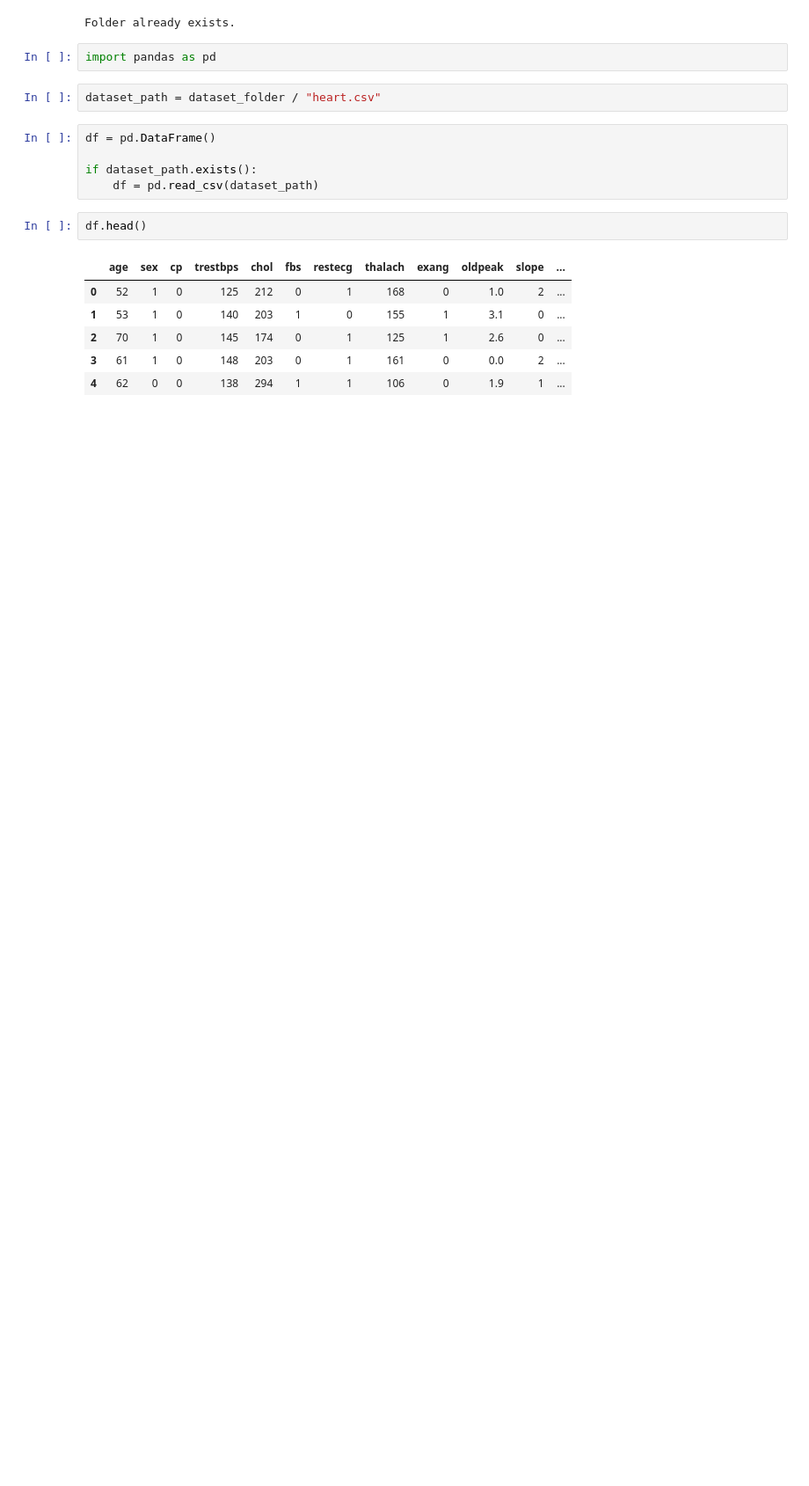
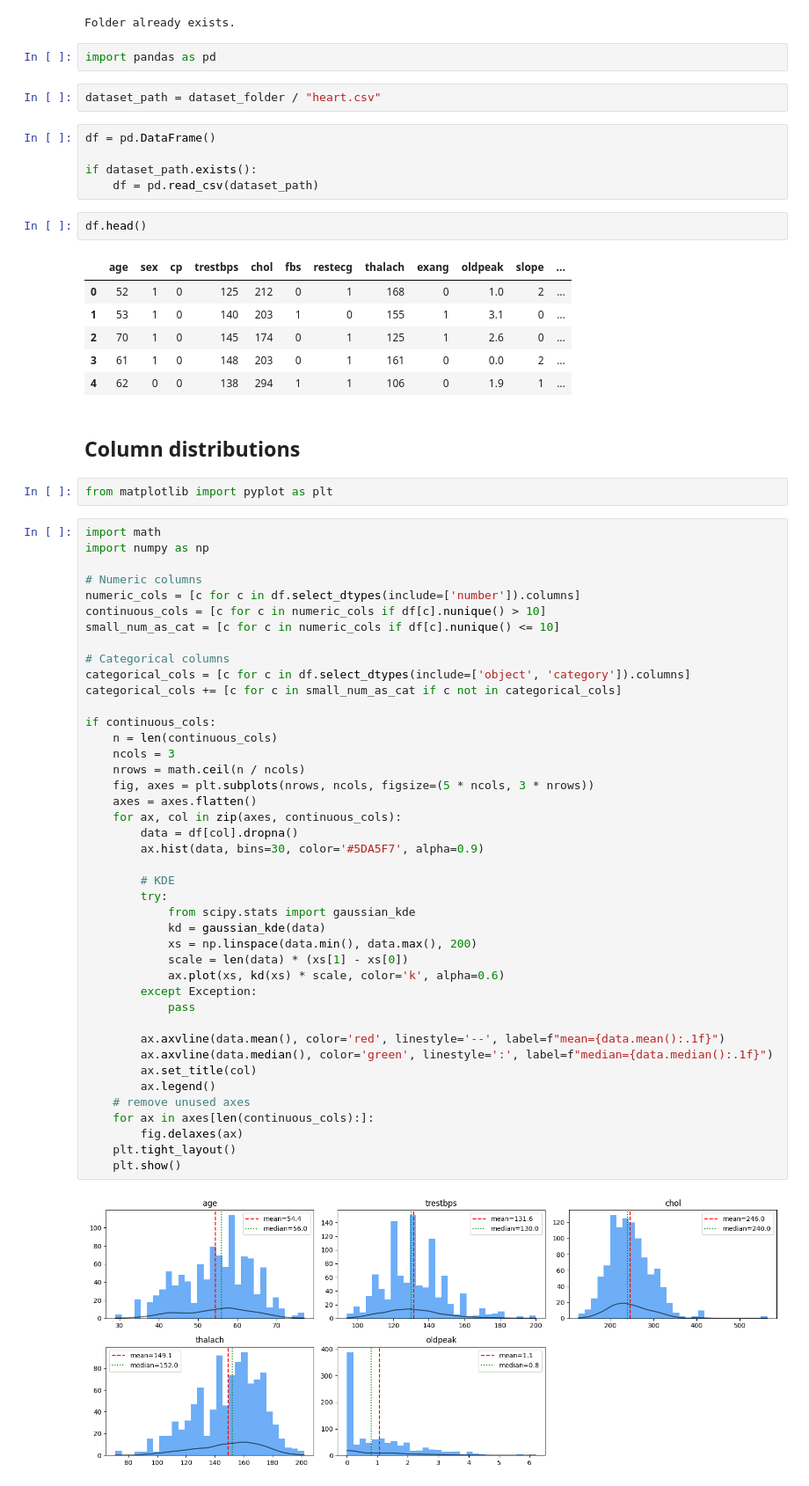
Before and after one commit to TheBobu/AI-Programming-Project-2025, a Jupyter notebook: notebooks/dataset_exploration/heart_disease.ipynb, the cells around one changed output. Shown at 88% size. Saved outputs shown, nothing was run; the diff lists cells and outputs as text; blank space fills up the shorter version.

Commit message:
Add column dist and correlation to target

```diff
--- a/notebooks/dataset_exploration/heart_disease.ipynb
+++ b/notebooks/dataset_exploration/heart_disease.ipynb
@@ -27,3 +47,51 @@ df.head()
 | 2 | 70 | 1 | 0 | 145 | 174 | 0 | 1 | 125 | 1 | 2.6 | 0 | ... |
 | 3 | 61 | 1 | 0 | 148 | 203 | 0 | 1 | 161 | 0 | 0.0 | 2 | ... |
 | 4 | 62 | 0 | 0 | 138 | 294 | 1 | 1 | 106 | 0 | 1.9 | 1 | ... |
+# %% [markdown]
+## Column distributions
+# %%
+from matplotlib import pyplot as plt
+# %%
+import math
+import numpy as np
+
+# Numeric columns
+numeric_cols = [c for c in df.select_dtypes(include=['number']).columns]
+continuous_cols = [c for c in numeric_cols if df[c].nunique() > 10]
+small_num_as_cat = [c for c in numeric_cols if df[c].nunique() <= 10]
+
+# Categorical columns
+categorical_cols = [c for c in df.select_dtypes(include=['object', 'category']).columns]
+categorical_cols += [c for c in small_num_as_cat if c not in categorical_cols]
+
+if continuous_cols:
+    n = len(continuous_cols)
+    ncols = 3
+    nrows = math.ceil(n / ncols)
+    fig, axes = plt.subplots(nrows, ncols, figsize=(5 * ncols, 3 * nrows))
+    axes = axes.flatten()
+    for ax, col in zip(axes, continuous_cols):
+        data = df[col].dropna()
+        ax.hist(data, bins=30, color='#5DA5F7', alpha=0.9)
+
+        # KDE
+        try:
+            from scipy.stats import gaussian_kde
+            kd = gaussian_kde(data)
+            xs = np.linspace(data.min(), data.max(), 200)
+            scale = len(data) * (xs[1] - xs[0])
+            ax.plot(xs, kd(xs) * scale, color='k', alpha=0.6)
+        except Exception:
+            pass
+
+        ax.axvline(data.mean(), color='red', linestyle='--', label=f"mean={data.mean():.1f}")
+        ax.axvline(data.median(), color='green', linestyle=':', label=f"median={data.median():.1f}")
+        ax.set_title(col)
+        ax.legend()
+    # remove unused axes
+    for ax in axes[len(continuous_cols):]:
+        fig.delaxes(ax)
+    plt.tight_layout()
+    plt.show()
+# %% [output]
+[figure, added]
```
Also changed, not shown: parts of 7 cells of this notebook, 1 other file.
